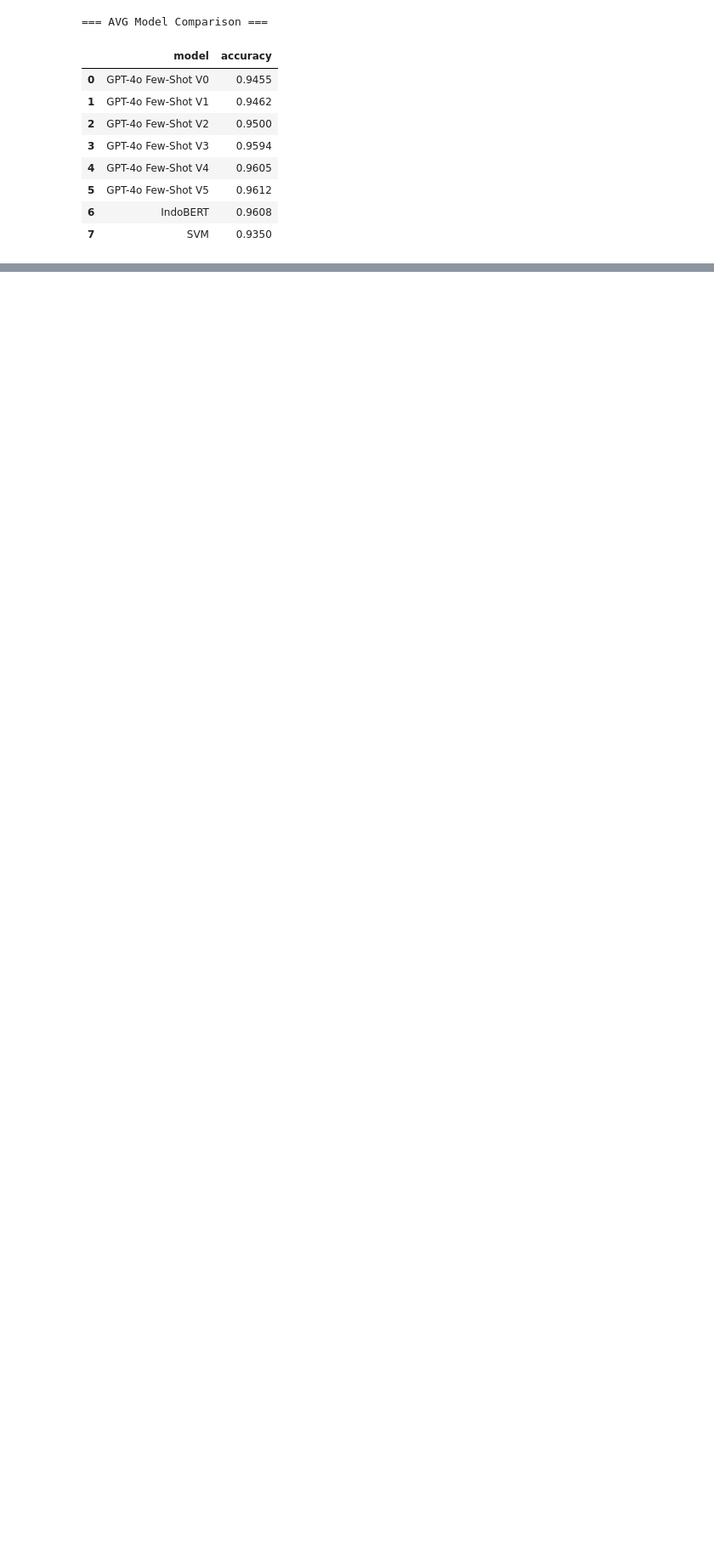
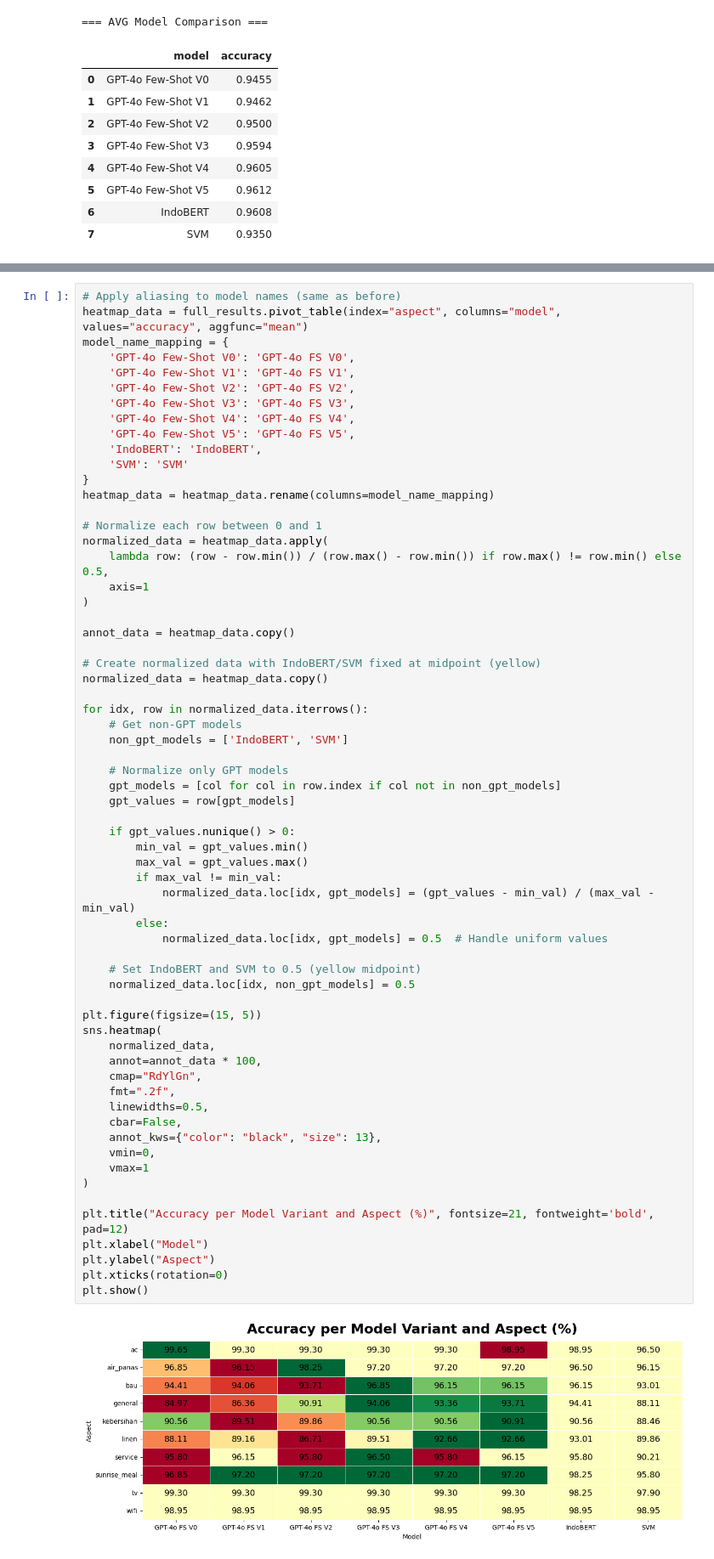
Before and after one commit to chells990/ABSA-Indonesia-Hotel-Reviews, a Jupyter notebook: notebook/qualitative.ipynb, the cells around one changed output, grey strips where cells are left out. Shown at 85% size. Drawn from its saved outputs; the diff is of its cells as text; blank space fills up the shorter version.

Commit message:
update figure

```diff
--- a/notebook/qualitative.ipynb
+++ b/notebook/qualitative.ipynb
@@ -222,0 +227,65 @@ plt.show()
+# %%
+# Apply aliasing to model names (same as before)
+heatmap_data = full_results.pivot_table(index="aspect", columns="model", values="accuracy", aggfunc="mean")
+model_name_mapping = {
+    'GPT-4o Few-Shot V0': 'GPT-4o FS V0',
+    'GPT-4o Few-Shot V1': 'GPT-4o FS V1',
+    'GPT-4o Few-Shot V2': 'GPT-4o FS V2',
+    'GPT-4o Few-Shot V3': 'GPT-4o FS V3',
+    'GPT-4o Few-Shot V4': 'GPT-4o FS V4',
+    'GPT-4o Few-Shot V5': 'GPT-4o FS V5',
+    'IndoBERT': 'IndoBERT',
+    'SVM': 'SVM'
+}
+heatmap_data = heatmap_data.rename(columns=model_name_mapping)
+
+# Normalize each row between 0 and 1
+normalized_data = heatmap_data.apply(
+    lambda row: (row - row.min()) / (row.max() - row.min()) if row.max() != row.min() else 0.5,
+    axis=1
+)
+
+annot_data = heatmap_data.copy()
+
+# Create normalized data with IndoBERT/SVM fixed at midpoint (yellow)
+normalized_data = heatmap_data.copy()
+
+for idx, row in normalized_data.iterrows():
+    # Get non-GPT models
+    non_gpt_models = ['IndoBERT', 'SVM']
+
+    # Normalize only GPT models
+    gpt_models = [col for col in row.index if col not in non_gpt_models]
+    gpt_values = row[gpt_models]
+
+    if gpt_values.nunique() > 0:
+        min_val = gpt_values.min()
+        max_val = gpt_values.max()
+        if max_val != min_val:
+            normalized_data.loc[idx, gpt_models] = (gpt_values - min_val) / (max_val - min_val)
+        else:
+            normalized_data.loc[idx, gpt_models] = 0.5  # Handle uniform values
+
+    # Set IndoBERT and SVM to 0.5 (yellow midpoint)
+    normalized_data.loc[idx, non_gpt_models] = 0.5
+
+plt.figure(figsize=(15, 5))
+sns.heatmap(
+    normalized_data,
+    annot=annot_data * 100,
+    cmap="RdYlGn",
+    fmt=".2f",
+    linewidths=0.5,
+    cbar=False,
+    annot_kws={"color": "black", "size": 13},
+    vmin=0,
+    vmax=1
+)
+
+plt.title("Accuracy per Model Variant and Aspect (%)", fontsize=21, fontweight='bold', pad=12)
+plt.xlabel("Model")
+plt.ylabel("Aspect")
+plt.xticks(rotation=0)
+plt.show()
+# %% [output]
+[figure, added]
```
Also changed, not shown: parts of 3 cells of this notebook, 1 other file.
